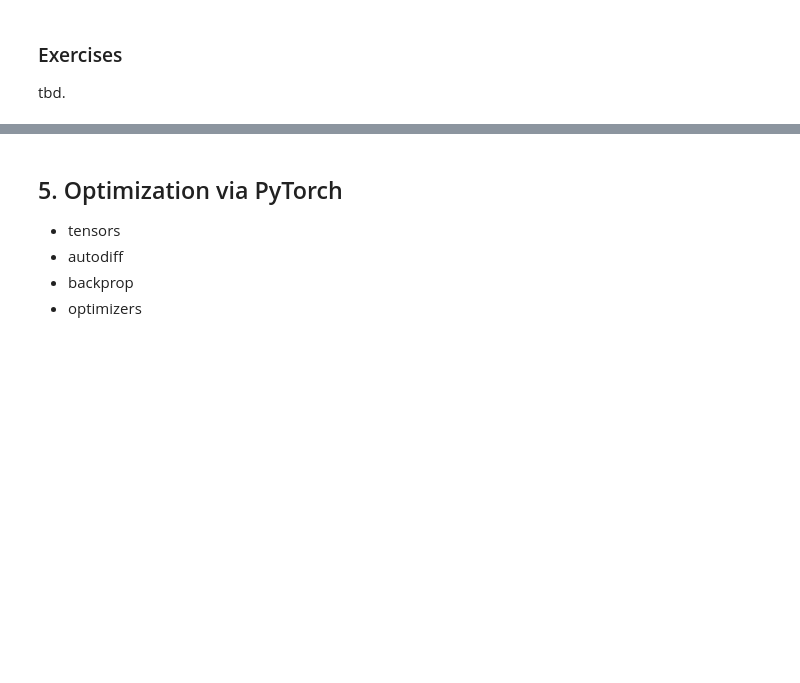
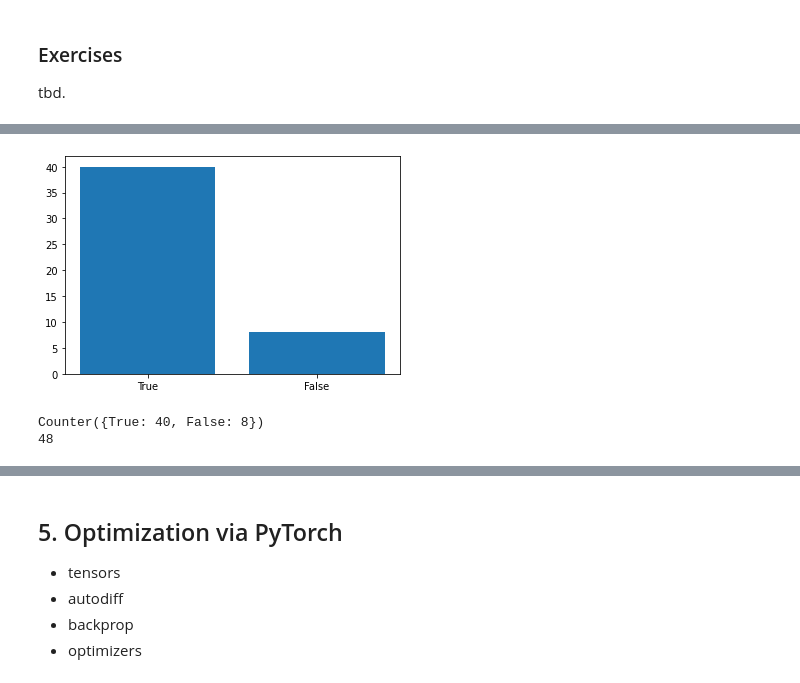
Before and after one commit to DCMLab/probabilistic_harmony_model, a Jupyter notebook: How Pyro Really Works.ipynb, the cells around one changed output, grey strips where cells are left out. Saved outputs shown, nothing was run; the diff lists cells and outputs as text; code cells hidden in the pictures; blank space fills up the shorter version.

```diff
--- a/How Pyro Really Works.ipynb
+++ b/How Pyro Really Works.ipynb
@@ -603,0 +620,4 @@ tbd.
+# %%
+def simple_coins():
+    c1 = sample("c1", Bernoulli(0.5))
+    c2 = sample("c2", Bernoulli(0.9 if c1 else 0.1))
@@ -603,0 +641,25 @@ tbd.
+# %%
+sample_function = sample_sample
+n = 100
+samples_c1 = []
+
+# draw n samples
+for _ in range(n):
+    clear_rvs()
+    # draw the sample
+    simple_coins()
+    # check if the condition is satisfied
+    if rv_dict["c2"] == True:
+        # record the value of c1
+        samples_c1.append(rv_dict["c1"])
+
+# count and plot the outcome
+counts_c1 = Counter(samples_c1)
+plt.bar([str(k) for k in counts_c1.keys()], counts_c1.values())
+plt.show()
+print(counts_c1)
+print(len(samples_c1))
+# %% [output]
+[figure, added]
+Counter({True: 40, False: 8})
+48
```
Also changed, not shown: parts of 28 cells of this notebook.
